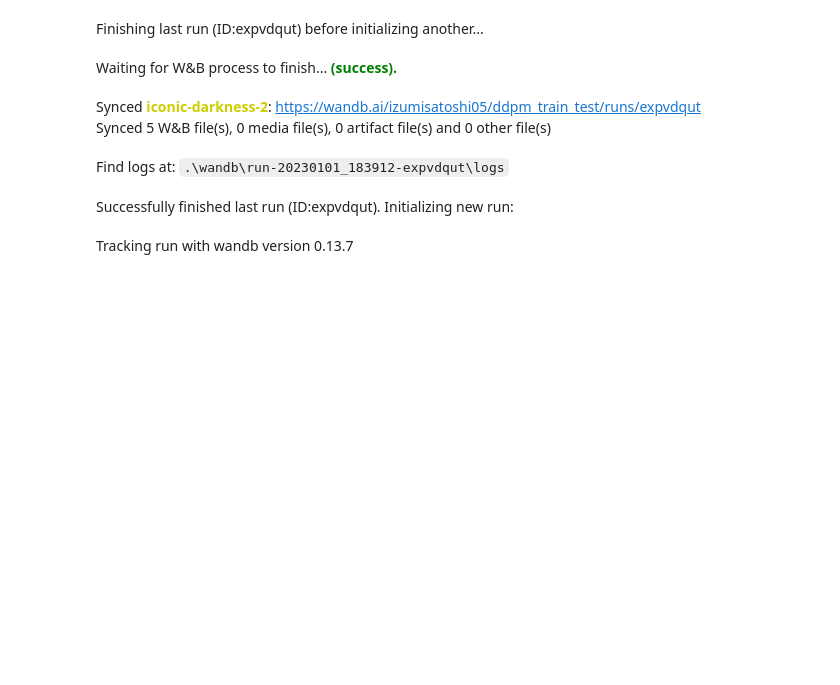
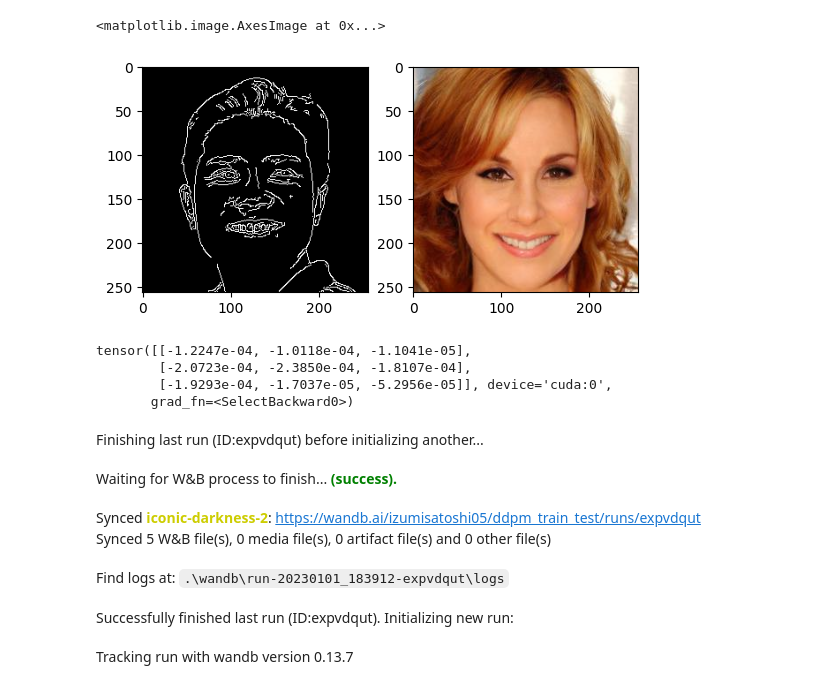
Before and after one commit to IzumiSatoshi/sketch2img, a Jupyter notebook: dev.ipynb, the cells around one changed output. Drawn from its saved outputs; the diff is of its cells as text; code cells hidden in the pictures; blank space fills up the shorter version.

```diff
--- a/dev.ipynb
+++ b/dev.ipynb
@@ -23,6 +23,8 @@ import copy
 import wandb
 device = "cuda"
 VAE_SCALE_FACTOR = 0.18215
+# %%
+pipe = DDPMPipeline.from_pretrained("model/s2i_celeba_1epoch").to("cuda")
 # %%
 class FineTuningDataset(torch.utils.data.Dataset):
     def __init__(self, data_dir):
@@ -59,3 +70,26 @@ class FineTuningDataset(torch.utils.data.Dataset):
+# %%
+sketches = sketch.to("cuda")
+images = torch.randn((1,3,256,256)).to("cuda")
+
+for t in tqdm(pipe.scheduler.timesteps):
+    model_input = torch.concat([images, sketches], dim=1).to("cuda")
+    with torch.no_grad():
+        model_output = pipe.unet(model_input, t).sample
+    images = pipe.scheduler.step(model_output, t, images).prev_sample
+# %%
+fig, axs = plt.subplots(1,2)
+axs[0].imshow(sketches[0].permute(1,2,0).cpu().numpy() * 0.5 + 0.5, "gray")
+axs[1].imshow(images[0].permute(1,2,0).cpu().numpy() * 0.5 + 0.5)
+# %% [output]
+<matplotlib.image.AxesImage at 0x...>
+[figure, added]
+# %%
+print(pipe.unet.conv_in.weight[4][3])
+# %% [output]
+tensor([[-1.2247e-04, -1.0118e-04, -1.1041e-05],
+        [-2.0723e-04, -2.3850e-04, -1.8107e-04],
+        [-1.9293e-04, -1.7037e-05, -5.2956e-05]], device='cuda:0',
+       grad_fn=<SelectBackward0>)
 # %%
 
 def train(dataset):
```
Also changed, not shown: parts of 4 cells of this notebook, 2 other files.
